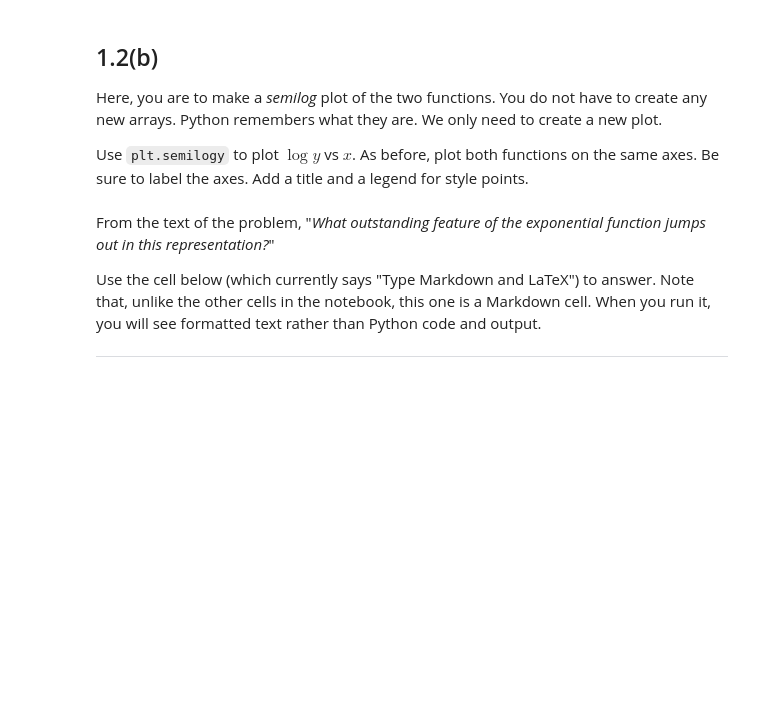
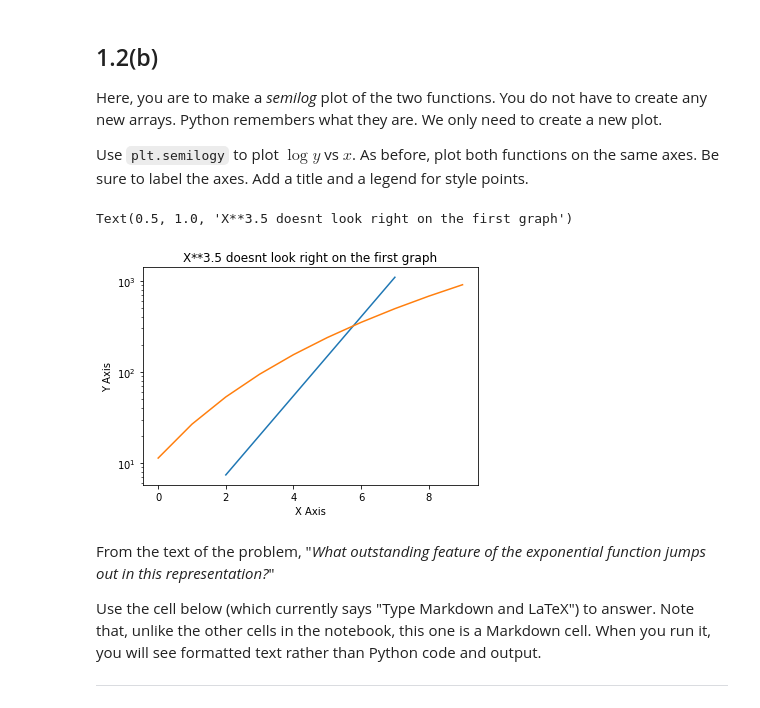
Before and after one commit to kvkp/biophysics, a Jupyter notebook: week-01/problem-1.2.ipynb, the cells around one changed output. Cells and saved outputs as stored; diff of their text form; code cells hidden in the pictures; blank space fills up the shorter version.

```diff
--- a/week-01/problem-1.2.ipynb
+++ b/week-01/problem-1.2.ipynb
@@ -28,6 +38,14 @@ Now use `plt.plot` to graph the two functions on the same axes.  Be sure to labe
 Here, you are to make a _semilog_ plot of the two functions.  You do not have to create any new arrays.  Python remembers what they are.  We only need to create a new plot.
 
 Use `plt.semilogy` to plot $\log y$ vs $x$.  As before, plot both functions on the same axes.  Be sure to label the axes.  Add a title and a legend for style points.
+# %%
+plt.semilogy(x,f1,f2)
+plt.xlabel("X Axis")
+plt.ylabel("Y Axis")
+plt.title("X**3.5 doesnt look right on the first graph")
+# %% [output]
+Text(0.5, 1.0, 'X**3.5 doesnt look right on the first graph')
+[figure, added]
 # %% [markdown]
 From the text of the problem, "_What outstanding feature of the exponential function jumps out in this representation?_"
 
```
Also changed, not shown: parts of 8 cells of this notebook.
